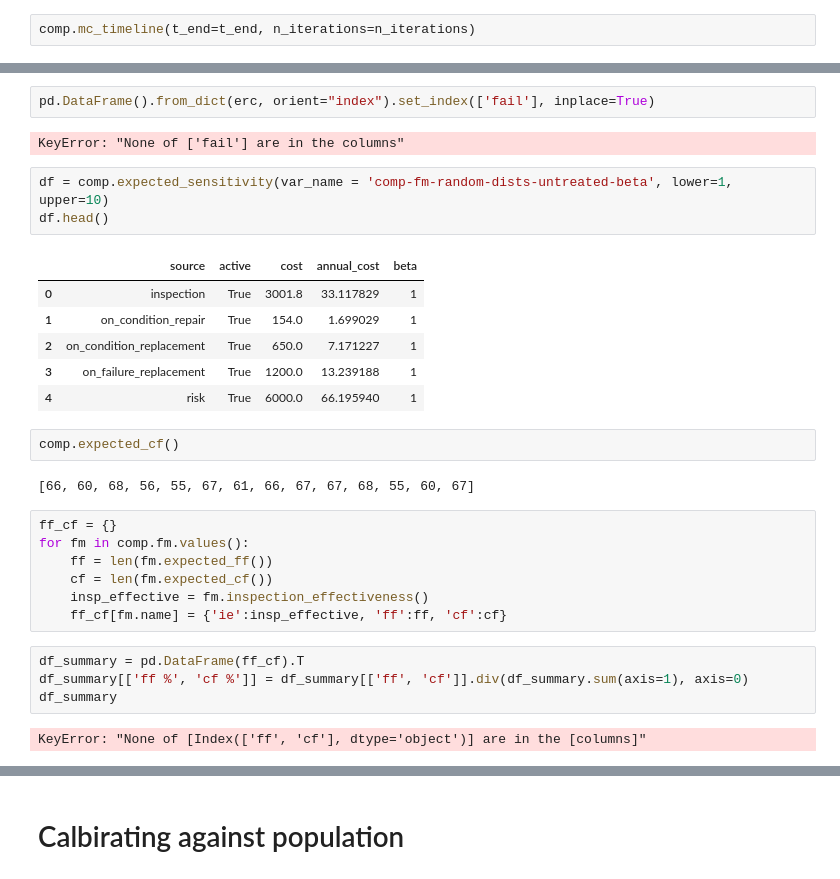
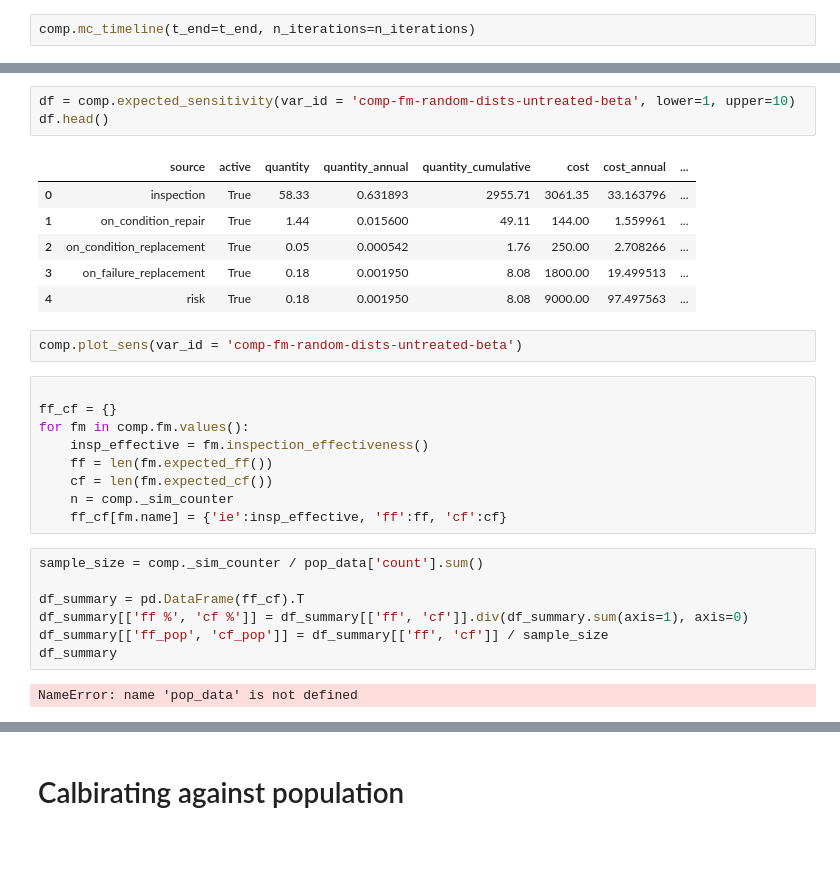
Before and after one commit to gavintreseder/pof, a Jupyter notebook: notebooks/component.ipynb, the cells around one changed output, grey strips where cells are left out. Saved outputs shown, nothing was run; the diff lists cells and outputs as text; blank space fills up the shorter version.

Commit message:
sens annual update

```diff
--- a/notebooks/component.ipynb
+++ b/notebooks/component.ipynb
@@ -88,31 +49,30 @@ df
-# %%
-pd.DataFrame().from_dict(erc, orient="index").set_index(['fail'], inplace=True)
-# %% [output]
-KeyError: "None of ['fail'] are in the columns"
 # %%
-df = comp.expected_sensitivity(var_name = 'comp-fm-random-dists-untreated-beta', lower=1, upper=10)
+df = comp.expected_sensitivity(var_id = 'comp-fm-random-dists-untreated-beta', lower=1, upper=10)
 df.head()
 # %% [output]
-|  | source | active | cost | annual_cost | beta |
-| 0 | inspection | True | 3001.8 | 33.117829 | 1 |
-| 1 | on_condition_repair | True | 154.0 | 1.699029 | 1 |
-| 2 | on_condition_replacement | True | 650.0 | 7.171227 | 1 |
-| 3 | on_failure_replacement | True | 1200.0 | 13.239188 | 1 |
-| 4 | risk | True | 6000.0 | 66.195940 | 1 |
+|  | source | active | quantity | quantity_annual | quantity_cumulative | cost | cost_annual | ... |
+| 0 | inspection | True | 58.33 | 0.631893 | 2955.71 | 3061.35 | 33.163796 | ... |
+| 1 | on_condition_repair | True | 1.44 | 0.015600 | 49.11 | 144.00 | 1.559961 | ... |
+| 2 | on_condition_replacement | True | 0.05 | 0.000542 | 1.76 | 250.00 | 2.708266 | ... |
+| 3 | on_failure_replacement | True | 0.18 | 0.001950 | 8.08 | 1800.00 | 19.499513 | ... |
+| 4 | risk | True | 0.18 | 0.001950 | 8.08 | 9000.00 | 97.497563 | ... |
-# %%
-comp.expected_cf()
-# %% [output]
-[66, 60, 68, 56, 55, 67, 61, 66, 67, 67, 68, 55, 60, 67]
+# %%
+comp.plot_sens(var_id = 'comp-fm-random-dists-untreated-beta')
 # %%
+
 ff_cf = {}
 for fm in comp.fm.values():
+    insp_effective = fm.inspection_effectiveness()
     ff = len(fm.expected_ff())
     cf = len(fm.expected_cf())
-    insp_effective = fm.inspection_effectiveness()
+    n = comp._sim_counter
     ff_cf[fm.name] = {'ie':insp_effective, 'ff':ff, 'cf':cf}
 # %%
+sample_size = comp._sim_counter / pop_data['count'].sum()
+
 df_summary = pd.DataFrame(ff_cf).T
 df_summary[['ff %', 'cf %']] = df_summary[['ff', 'cf']].div(df_summary.sum(axis=1), axis=0)
+df_summary[['ff_pop', 'cf_pop']] = df_summary[['ff', 'cf']] / sample_size
 df_summary
 # %% [output]
-KeyError: "None of [Index(['ff', 'cf'], dtype='object')] are in the [columns]"
+NameError: name 'pop_data' is not defined
```
Also changed, not shown: parts of 20 cells of this notebook, 3 other files.
